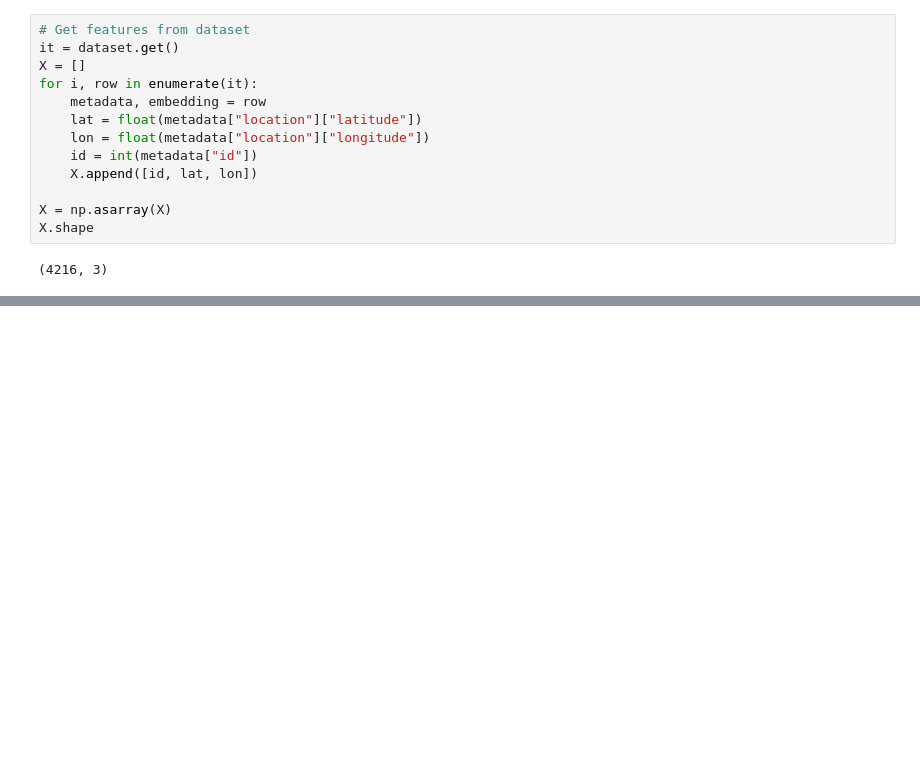
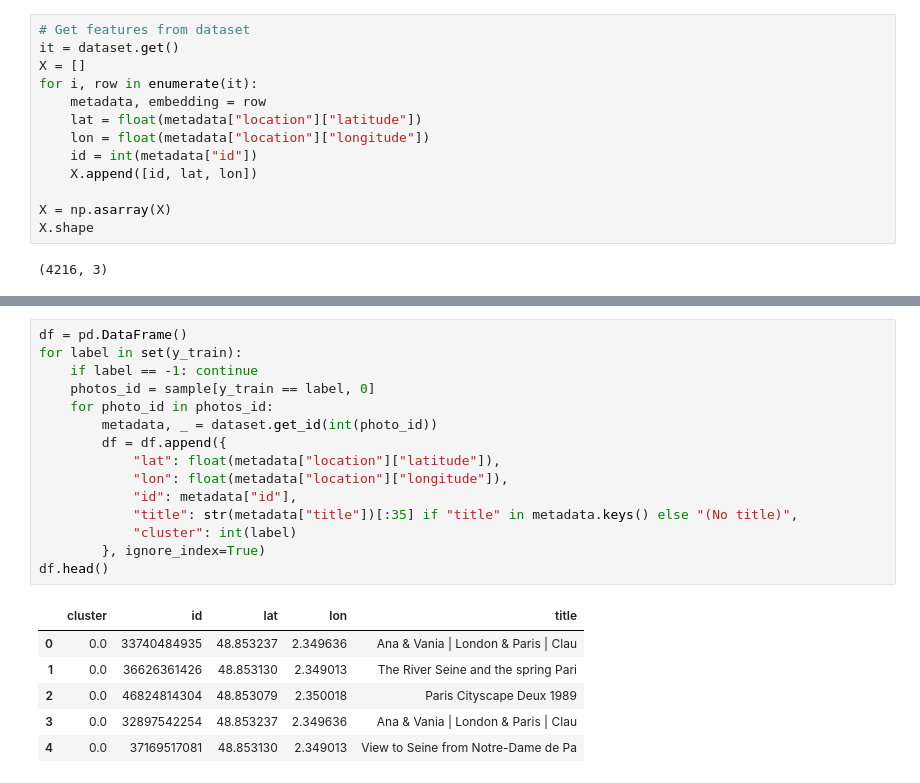
Before and after one commit to sylvainma/Explorify, a Jupyter notebook: clustering.ipynb, the cells around one changed output, grey strips where cells are left out. Saved outputs shown, nothing was run; the diff lists cells and outputs as text; blank space fills up the shorter version.

```diff
--- a/clustering.ipynb
+++ b/clustering.ipynb
@@ -115,0 +116,22 @@ cluster_similarities
+# %%
+df = pd.DataFrame()
+for label in set(y_train):
+    if label == -1: continue
+    photos_id = sample[y_train == label, 0]
+    for photo_id in photos_id:
+        metadata, _ = dataset.get_id(int(photo_id))
+        df = df.append({
+            "lat": float(metadata["location"]["latitude"]),
+            "lon": float(metadata["location"]["longitude"]),
+            "id": metadata["id"],
+            "title": str(metadata["title"])[:35] if "title" in metadata.keys() else "(No title)",
+            "cluster": int(label)
+        }, ignore_index=True)
+df.head()
+# %% [output]
+|  | cluster | id | lat | lon | title |
+| 0 | 0.0 | 33740484935 | 48.853237 | 2.349636 | Ana & Vania | London & Paris | Clau |
+| 1 | 0.0 | 36626361426 | 48.853130 | 2.349013 | The River Seine and the spring Pari |
+| 2 | 0.0 | 46824814304 | 48.853079 | 2.350018 | Paris Cityscape Deux 1989 |
+| 3 | 0.0 | 32897542254 | 48.853237 | 2.349636 | Ana & Vania | London & Paris | Clau |
+| 4 | 0.0 | 37169517081 | 48.853130 | 2.349013 | View to Seine from Notre-Dame de Pa |
```
Also changed, not shown: parts of 5 cells of this notebook, 19 other files.
